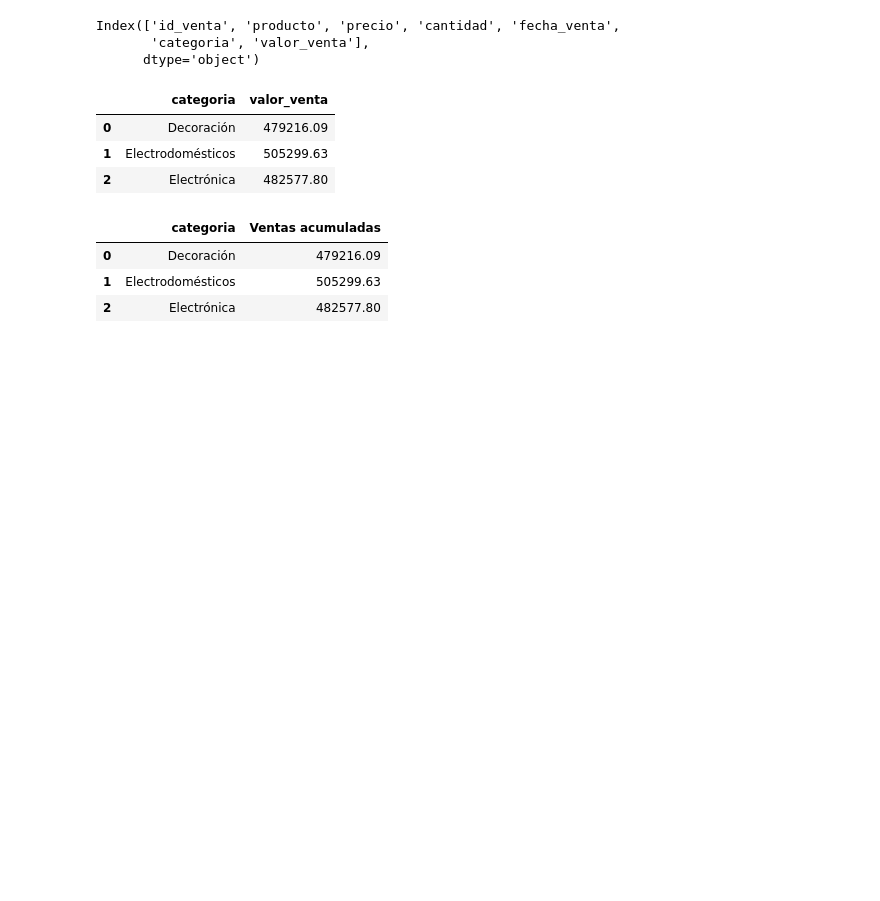
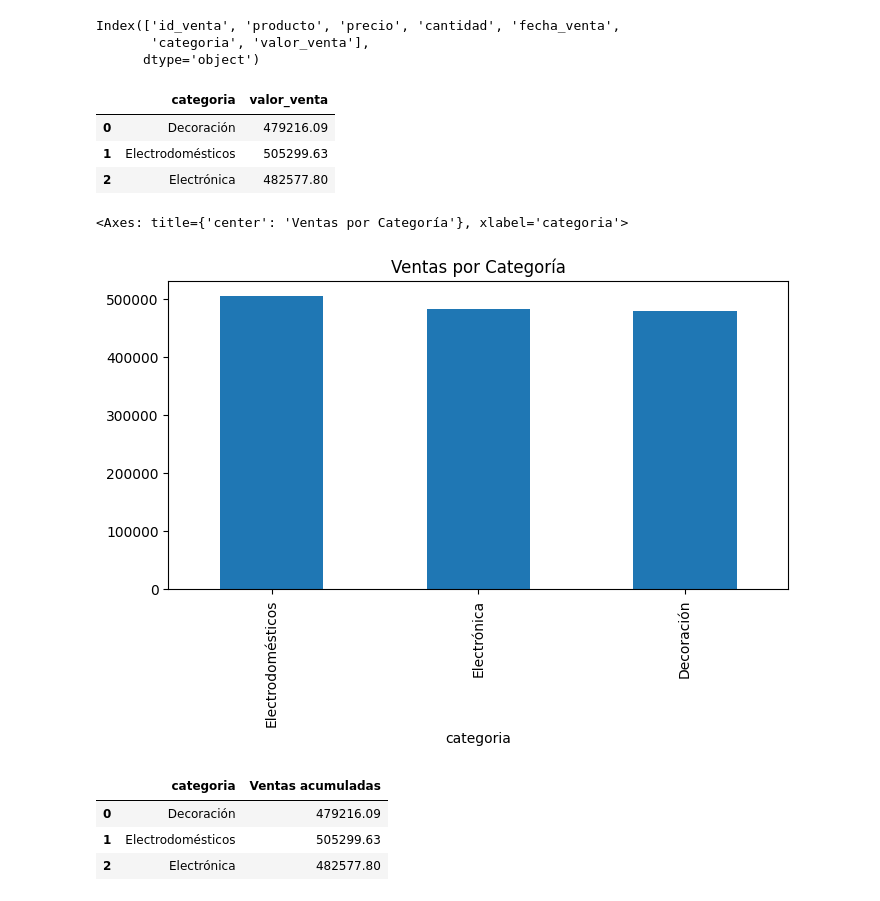
Before and after one commit to marianovanini/TT-2C2025-Data-Analitycs-Notebooks, a Jupyter notebook: Pre entrega/Pre-entrega.ipynb, the cells around one changed output. Drawn from its saved outputs; the diff is of its cells as text; code cells hidden in the pictures; blank space fills up the shorter version.

```diff
--- a/Pre entrega/Pre-entrega.ipynb
+++ b/Pre entrega/Pre-entrega.ipynb
@@ -466,6 +736,12 @@ ventas_categoria.head()
 | 0 | Decoración | 479216.09 |
 | 1 | Electrodomésticos | 505299.63 |
 | 2 | Electrónica | 482577.80 |
+# %%
+ventas_por_categoria = ventas_categoria.groupby('categoria')['valor_venta'].sum().sort_values(ascending=False)
+ventas_por_categoria.plot(kind='bar', figsize=(8,4), title='Ventas por Categoría')
+# %% [output]
+<Axes: title={'center': 'Ventas por Categoría'}, xlabel='categoria'>
+[figure, added]
 # %%
 # Renombrar nombre de la columna
 ventas_categoria.rename(columns={"valor_venta":"Ventas acumuladas"})
```
Also changed, not shown: parts of 55 cells of this notebook.
